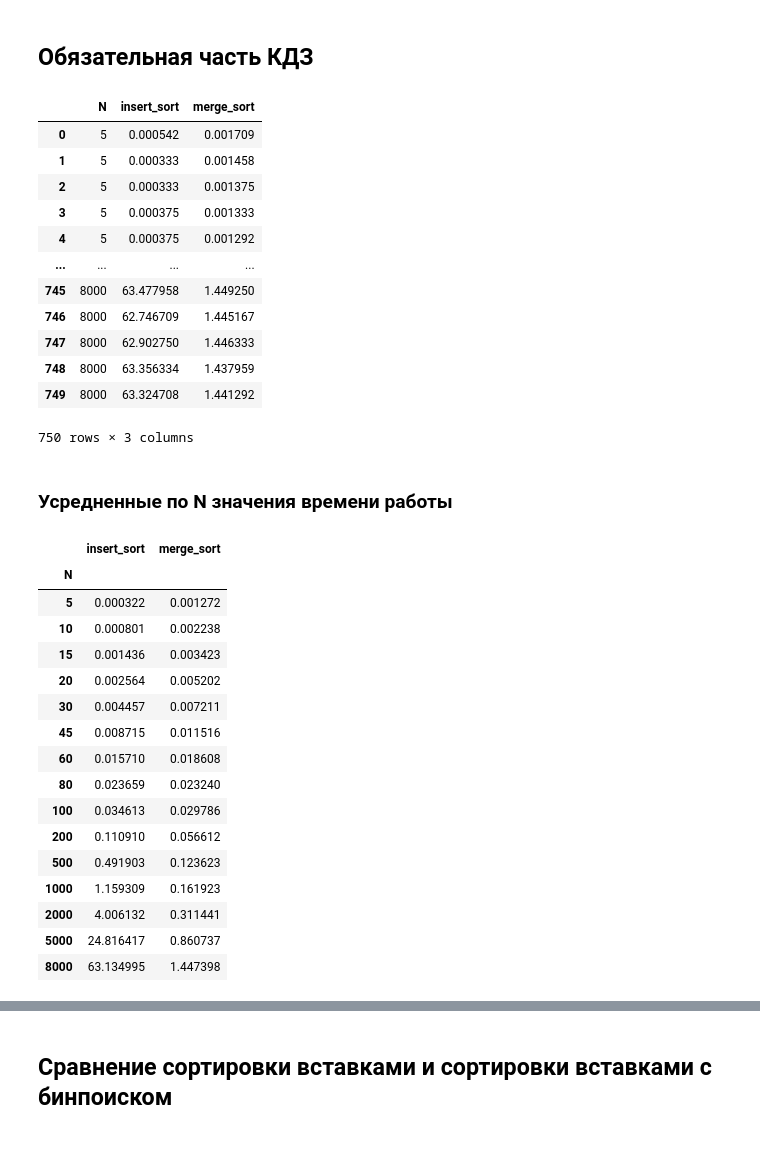
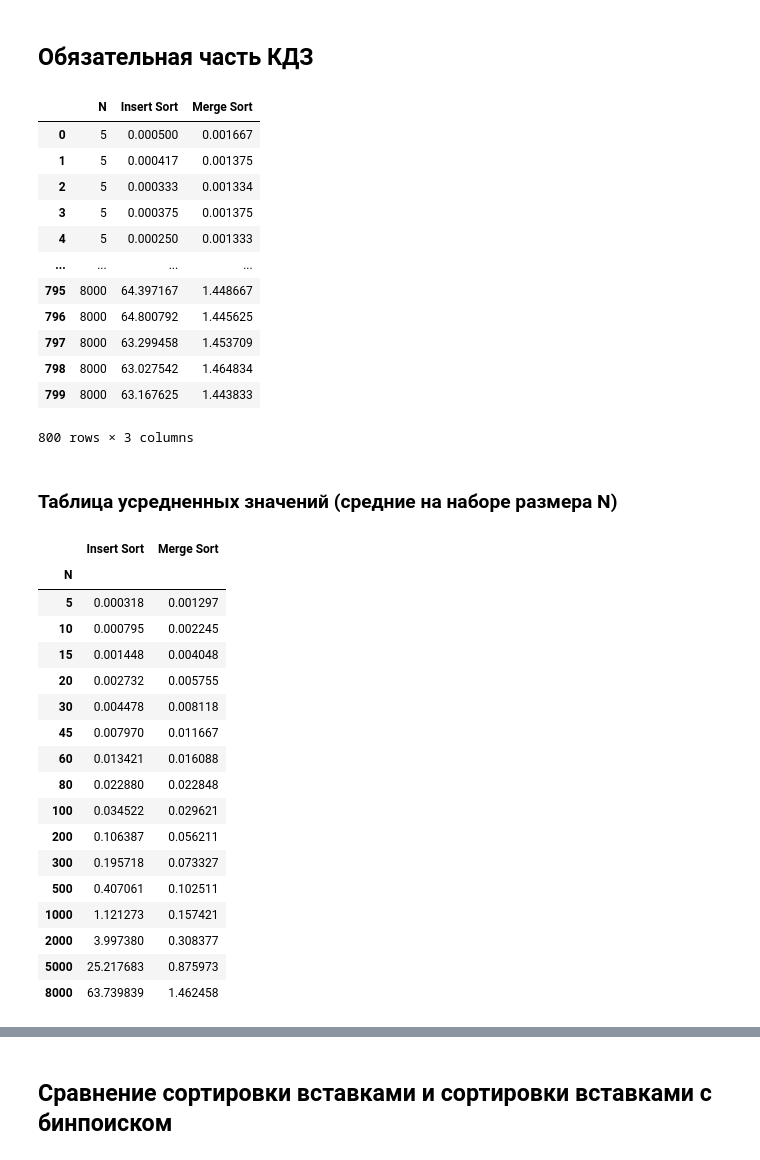
Before and after one commit to Alexxios/Sort-comparison, a Jupyter notebook: research.ipynb, the cells around one changed output, grey strips where cells are left out. Cells and saved outputs as stored; diff of their text form; code cells hidden in the pictures.

```diff
--- a/research.ipynb
+++ b/research.ipynb
@@ -7,42 +6,43 @@ import matplotlib.pyplot as plt
 # %% [markdown]
 ## Обязательная часть КДЗ
 # %%
-data = pd.read_csv("output.txt", sep=';', header=0)
+data = pd.read_csv("main_part.txt", sep=';', header=0)
 data
 # %% [output]
-|  | N | insert_sort | merge_sort |
-| 0 | 5 | 0.000542 | 0.001709 |
-| 1 | 5 | 0.000333 | 0.001458 |
-| 2 | 5 | 0.000333 | 0.001375 |
-| 3 | 5 | 0.000375 | 0.001333 |
-| 4 | 5 | 0.000375 | 0.001292 |
+|  | N | Insert Sort | Merge Sort |
+| 0 | 5 | 0.000500 | 0.001667 |
+| 1 | 5 | 0.000417 | 0.001375 |
+| 2 | 5 | 0.000333 | 0.001334 |
+| 3 | 5 | 0.000375 | 0.001375 |
+| 4 | 5 | 0.000250 | 0.001333 |
 | ... | ... | ... | ... |
-| 745 | 8000 | 63.477958 | 1.449250 |
-| 746 | 8000 | 62.746709 | 1.445167 |
-| 747 | 8000 | 62.902750 | 1.446333 |
-| 748 | 8000 | 63.356334 | 1.437959 |
-| 749 | 8000 | 63.324708 | 1.441292 |
+| 795 | 8000 | 64.397167 | 1.448667 |
+| 796 | 8000 | 64.800792 | 1.445625 |
+| 797 | 8000 | 63.299458 | 1.453709 |
+| 798 | 8000 | 63.027542 | 1.464834 |
+| 799 | 8000 | 63.167625 | 1.443833 |
-750 rows × 3 columns
+800 rows × 3 columns
-# %% [markdown]
-### Усредненные по N значения времени работы
+# %% [markdown]
+### Таблица усредненных значений (средние на наборе размера N)
 # %%
 mean = data.groupby(['N']).mean()
 mean
 # %% [output]
-|  | insert_sort | merge_sort |
+|  | Insert Sort | Merge Sort |
 | N |  |  |
-| 5 | 0.000322 | 0.001272 |
-| 10 | 0.000801 | 0.002238 |
-| 15 | 0.001436 | 0.003423 |
-| 20 | 0.002564 | 0.005202 |
-| 30 | 0.004457 | 0.007211 |
-| 45 | 0.008715 | 0.011516 |
-| 60 | 0.015710 | 0.018608 |
-| 80 | 0.023659 | 0.023240 |
-| 100 | 0.034613 | 0.029786 |
-| 200 | 0.110910 | 0.056612 |
-| 500 | 0.491903 | 0.123623 |
-| 1000 | 1.159309 | 0.161923 |
-| 2000 | 4.006132 | 0.311441 |
-| 5000 | 24.816417 | 0.860737 |
-| 8000 | 63.134995 | 1.447398 |
+| 5 | 0.000318 | 0.001297 |
+| 10 | 0.000795 | 0.002245 |
+| 15 | 0.001448 | 0.004048 |
+| 20 | 0.002732 | 0.005755 |
+| 30 | 0.004478 | 0.008118 |
+| 45 | 0.007970 | 0.011667 |
+| 60 | 0.013421 | 0.016088 |
+| 80 | 0.022880 | 0.022848 |
+| 100 | 0.034522 | 0.029621 |
+| 200 | 0.106387 | 0.056211 |
+| 300 | 0.195718 | 0.073327 |
+| 500 | 0.407061 | 0.102511 |
+| 1000 | 1.121273 | 0.157421 |
+| 2000 | 3.997380 | 0.308377 |
+| 5000 | 25.217683 | 0.875973 |
+| 8000 | 63.739839 | 1.462458 |
```
Also changed, not shown: parts of 20 cells of this notebook, 8 other files.
